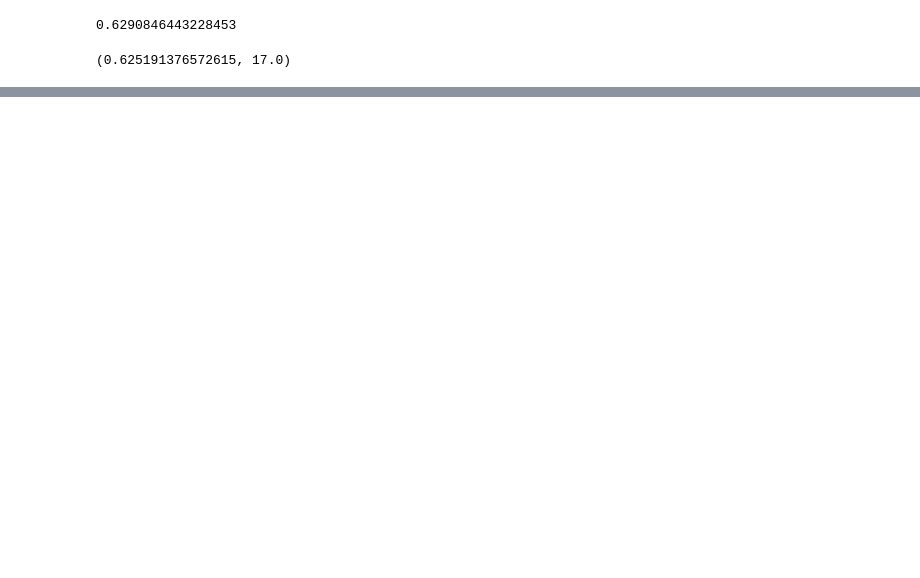
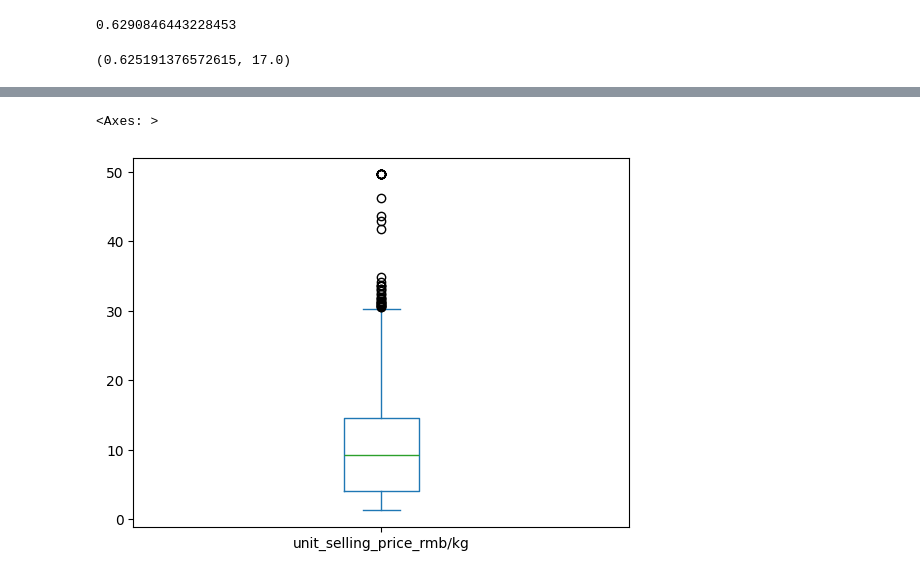
Before and after one commit to RumethSandinu/Project-connexa, a Jupyter notebook: time_based_analysis/pre_processing.ipynb, the cells around one changed output, grey strips where cells are left out. Drawn from its saved outputs; the diff is of its cells as text; code cells hidden in the pictures; blank space fills up the shorter version.

```diff
--- a/time_based_analysis/pre_processing.ipynb
+++ b/time_based_analysis/pre_processing.ipynb
@@ -203,3 +178,9 @@ df['unit_selling_price_rmb/kg'].plot.box()
+# %%
+# visualise unit selling price
+df['unit_selling_price_rmb/kg'].plot.box()
+# %% [output]
+<Axes: >
+[figure, added]
 # %%
 # view co-relation between price and sold amount
 df.loc[:,['unit_selling_price_rmb/kg', 'quantity_sold_kg']].corr()
```
Also changed, not shown: parts of 20 cells of this notebook, 1 other file.
